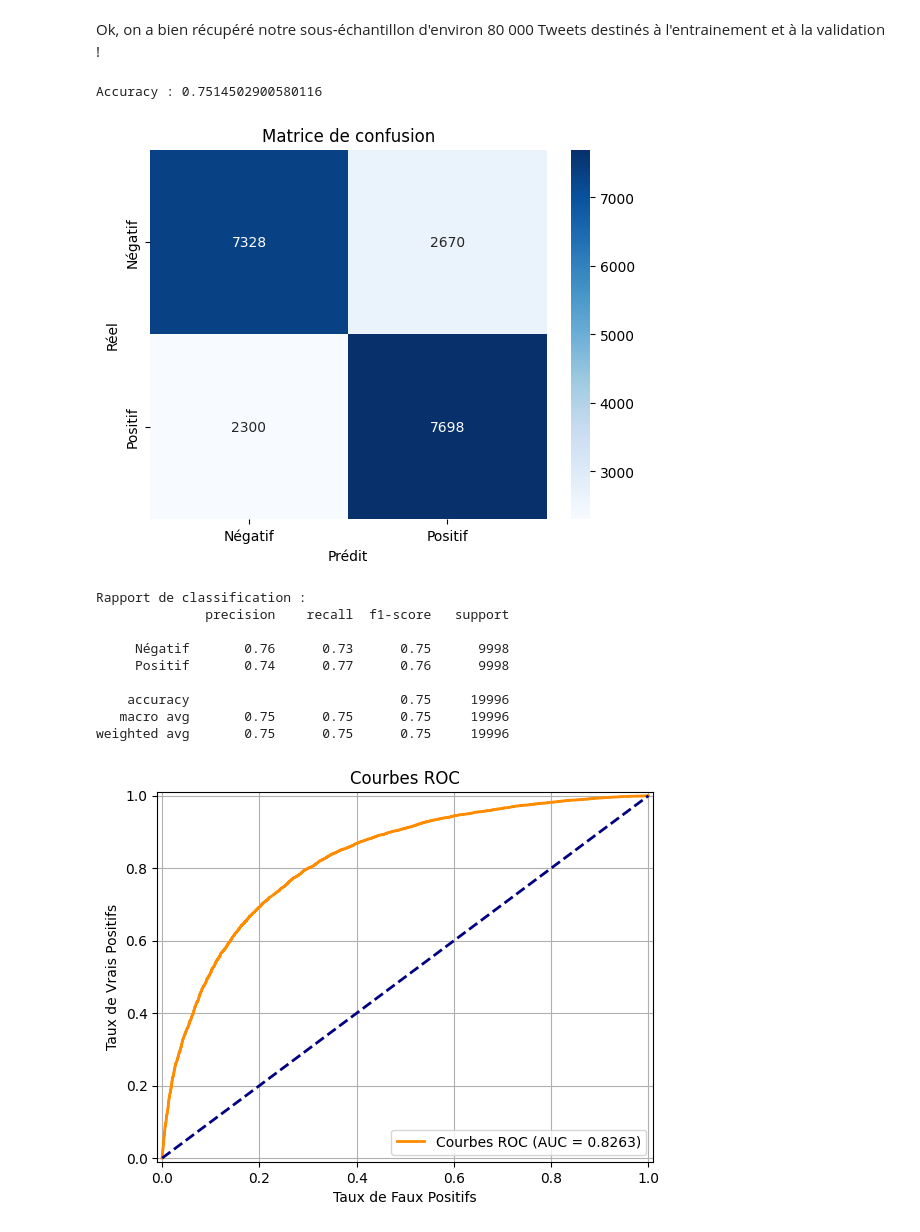
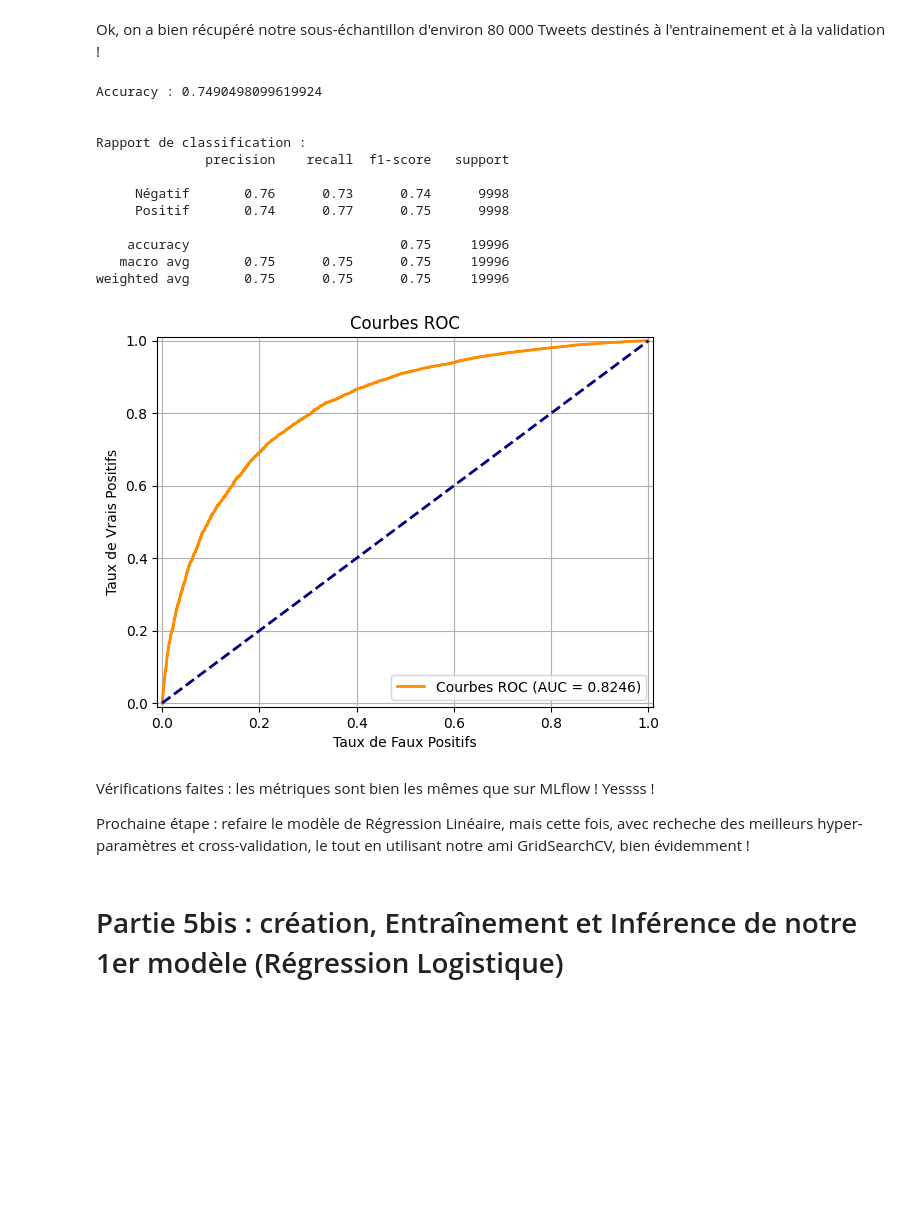
Before and after one commit to Jojo31100/Projet_7-Air_Paradis-PUBLIC, a Jupyter notebook: AirParadis_Notebook.ipynb, the cells around one changed output. Saved outputs shown, nothing was run; the diff lists cells and outputs as text; code cells hidden in the pictures; blank space fills up the shorter version.

Commit message:
Version manual-MLflow proof !

```diff
--- a/AirParadis_Notebook.ipynb
+++ b/AirParadis_Notebook.ipynb
@@ -579,72 +577,80 @@ Ok, on a bien récupéré notre sous-échantillon d'environ 80 000 Tweets destin
 
 
 #Définition des données X et y
-X = dataframe[["Bag_of_Words_Lemmatise"]]
+X = dataframe[["Bag_of_Words_Racinise"]]
 y = dataframe["target"]
 X_train, X_test, y_train, y_test = train_test_split(X, y, test_size=0.25, stratify=y, random_state=23011977)
 
 #Vectorisation en Bag of Words
 vectorizer = CountVectorizer()
-X_train_vect = vectorizer.fit_transform(X_train["Bag_of_Words_Lemmatise"])
-X_test_vect = vectorizer.transform(X_test["Bag_of_Words_Lemmatise"])
+X_train_vect = vectorizer.fit_transform(X_train["Bag_of_Words_Racinise"])
+X_test_vect = vectorizer.transform(X_test["Bag_of_Words_Racinise"])
 
 #Entraînement du modèle
 mlflow.set_experiment("Modeles-RegressionLogistique")
 mlflow.sklearn.autolog()
-with mlflow.start_run(run_name="Regression_Logistique-max_iter_1000"):
+with mlflow.start_run(run_name="Regression_Logistique-max_iter_1000-BoW_Racinise"):
     modeleRegressionLogistique = LogisticRegression(class_weight="balanced", max_iter=1000, random_state=23011977)
     modeleRegressionLogistique.fit(X_train_vect, y_train.values)
     #Inférence
     y_pred = modeleRegressionLogistique.predict(X_test_vect)
     y_proba = modeleRegressionLogistique.predict_proba(X_test_vect)[:, 1]
+
+    #Logging manuel des métriques liés aux prédictions sur le dataset de validation
+    mlflow.log_metric("validation_accuracy_score", accuracy_score(y_test, y_pred))
+    mlflow.log_metric("validation_f1_score", f1_score(y_test, y_pred, pos_label=4))
+    mlflow.log_metric("validation_precision_score", precision_score(y_test, y_pred, pos_label=4))
+    mlflow.log_metric("validation_recall_score", recall_score(y_test, y_pred, pos_label=4))
+    mlflow.log_metric("validation_roc_auc", roc_auc_score(y_test, y_proba))
 # %%
-#Regression logistique sur le Bag of Words Lemmatisé
-"""
-#Inférence
-y_pred = modeleRegressionLogistique.predict(X_test_vect)
-y_proba = modeleRegressionLogistique.predict_proba(X_test_vect)[:, 1]
-"""
 #Métriques
 #Accuracy
 accuracy = accuracy_score(y_test, y_pred)
 print("Accuracy :", accuracy)
 
 #Matrice de confusion
-matriceDeConfusion = confusion_matrix(y_test, y_pred)
-seaborn.heatmap(matriceDeConfusion, annot=True, fmt="d", cmap="Blues", xticklabels=["Négatif", "Positif"], yticklabels=["Négatif", "Positif"])
-matplotlib.pyplot.title("Matrice de confusion")
-matplotlib.pyplot.xlabel("Prédit")
-matplotlib.pyplot.ylabel("Réel")
-matplotlib.pyplot.show()
+#matriceDeConfusion = confusion_matrix(y_test, y_pred)
+#seaborn.heatmap(matriceDeConfusion, annot=True, fmt="d", cmap="Blues", xticklabels=["Négatif", "Positif"], yticklabels=["Négatif", "Positif"])
+#matplotlib.pyplot.title("Matrice de confusion")
+#matplotlib.pyplot.xlabel("Prédit")
+#matplotlib.pyplot.ylabel("Réel")
+#matplotlib.pyplot.show()
 
 #Rapport de classification
 print("\n\nRapport de classification :")
 print(classification_report(y_test, y_pred, target_names=["Négatif", "Positif"]), "\n")
 
 #ROC-AUC & AUC
 fauxPositifs, vraisPositifs, thresholds = roc_curve(y_test, y_proba, pos_label=4)
 roc_auc = auc(fauxPositifs, vraisPositifs)
 matplotlib.pyplot.figure()
 matplotlib.pyplot.plot(fauxPositifs, vraisPositifs, color="darkorange", lw=2, label=f"Courbes ROC (AUC = {roc_auc:.4f})")
 matplotlib.pyplot.plot([0, 1], [0, 1], color="navy", lw=2, linestyle="--")
 matplotlib.pyplot.xlim([-0.01, 1.01])
 matplotlib.pyplot.ylim([-0.01, 1.01])
 matplotlib.pyplot.xlabel("Taux de Faux Positifs")
 matplotlib.pyplot.ylabel("Taux de Vrais Positifs")
 matplotlib.pyplot.title("Courbes ROC")
 matplotlib.pyplot.legend(loc="lower right")
 matplotlib.pyplot.grid(True)
 matplotlib.pyplot.show()
 # %% [output]
-Accuracy : 0.7514502900580116
+Accuracy : 0.7490498099619924
+
+
+Rapport de classification :
+              precision    recall  f1-score   support
+
+     Négatif       0.76      0.73      0.74      9998
+     Positif       0.74      0.77      0.75      9998
+
+    accuracy                           0.75     19996
+   macro avg       0.75      0.75      0.75     19996
+weighted avg       0.75      0.75      0.75     19996
-[figure, old version]
+[figure, new version]
-Rapport de classification :
-              precision    recall  f1-score   support
-
-     Négatif       0.76      0.73      0.75      9998
-     Positif       0.74      0.77      0.76      9998
-
-    accuracy                           0.75     19996
-   macro avg       0.75      0.75      0.75     19996
-weighted avg       0.75      0.75      0.75     19996
-[figure, removed]
+# %% [markdown]
+Vérifications faites : les métriques sont bien les mêmes que sur MLflow ! Yessss !
+
+Prochaine étape : refaire le modèle de Régression Linéaire, mais cette fois, avec recheche des meilleurs hyper-paramètres et cross-validation, le tout en utilisant notre ami GridSearchCV, bien évidemment !
+# %% [markdown]
+# Partie 5bis : création, Entraînement et Inférence de notre 1er modèle (Régression Logistique)
```
Also changed, not shown: parts of 8 cells of this notebook.
